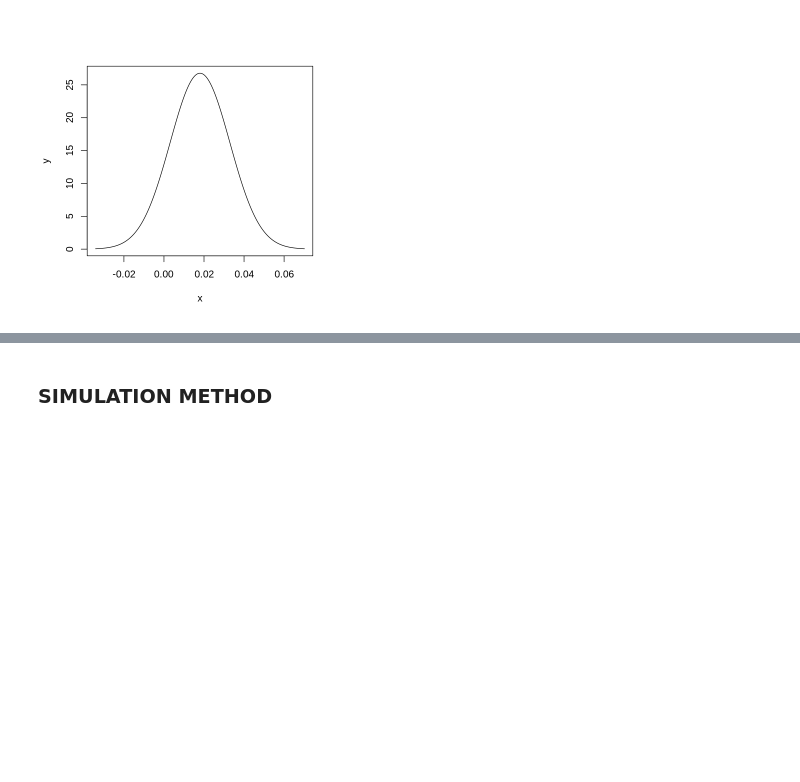
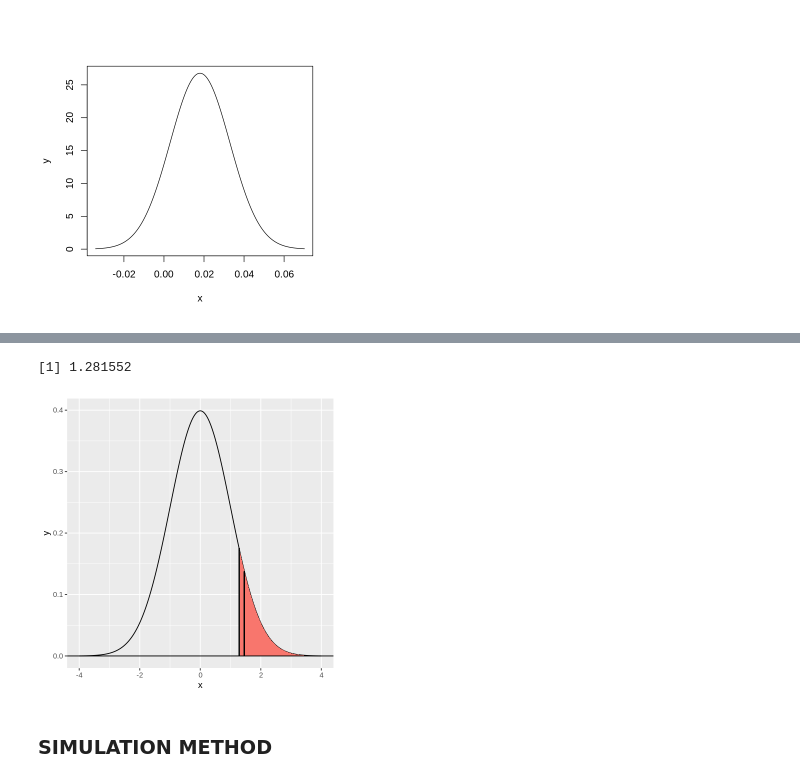
Before and after one commit to Krithik1/STAT_201_PROJECT, a Jupyter notebook: Final_Report.ipynb, the cells around one changed output, grey strips where cells are left out. Cells and saved outputs as stored; diff of their text form; code cells hidden in the pictures; blank space fills up the shorter version.

```diff
--- a/Final_Report.ipynb
+++ b/Final_Report.ipynb
@@ -460,3 +461,25 @@ ggplot(data.frame(x = c(p_hat-theoretical_standard_error*3.5, p_hat+theoretical_
+# %%
+normalDistribution <- data.frame(
+    x = seq(-4,4, by = 0.01),
+    y = dnorm(seq(-4,4, by = 0.01))
+)
+
+criticalValue <- qnorm(.90)
+
+criticalValue
+
+shadeNormal <- rbind(c(criticalValue,0), subset(normalDistribution, x > criticalValue), c(3,0))
+
+ggplot(normalDistribution, aes(x,y)) +
+    geom_line() +
+    geom_polygon(data = shadeNormal, aes(x=x, y=y, fill="red")) +
+    guides(fill="none") +
+    geom_hline(yintercept = 0) +
+    geom_segment(aes(x = criticalValue, y = 0, xend = criticalValue, yend = dnorm(criticalValue))) +
+    geom_segment(aes(x = hypothesis_test$statistic, y = 0, xend = hypothesis_test$statistic, yend = dnorm(hypothesis_test$statistic)))
+# %% [output]
+[1] 1.281552
+[figure, added]
 # %% [markdown]
 ### SIMULATION METHOD
 # %%
```
Also changed, not shown: parts of 3 cells of this notebook.
